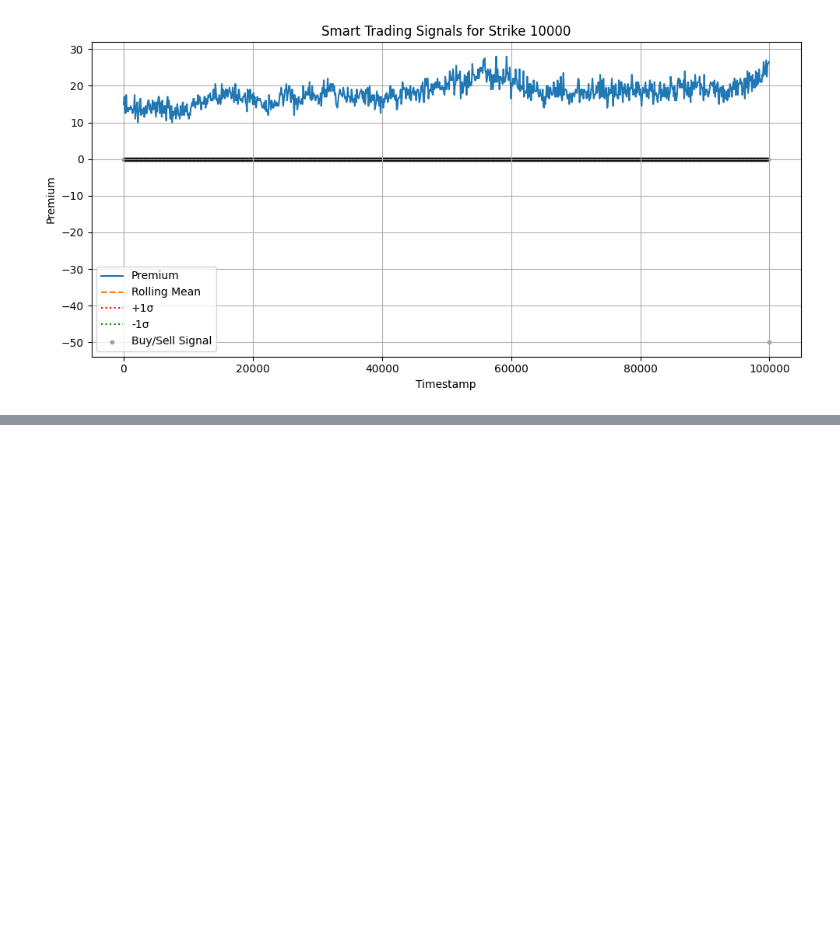
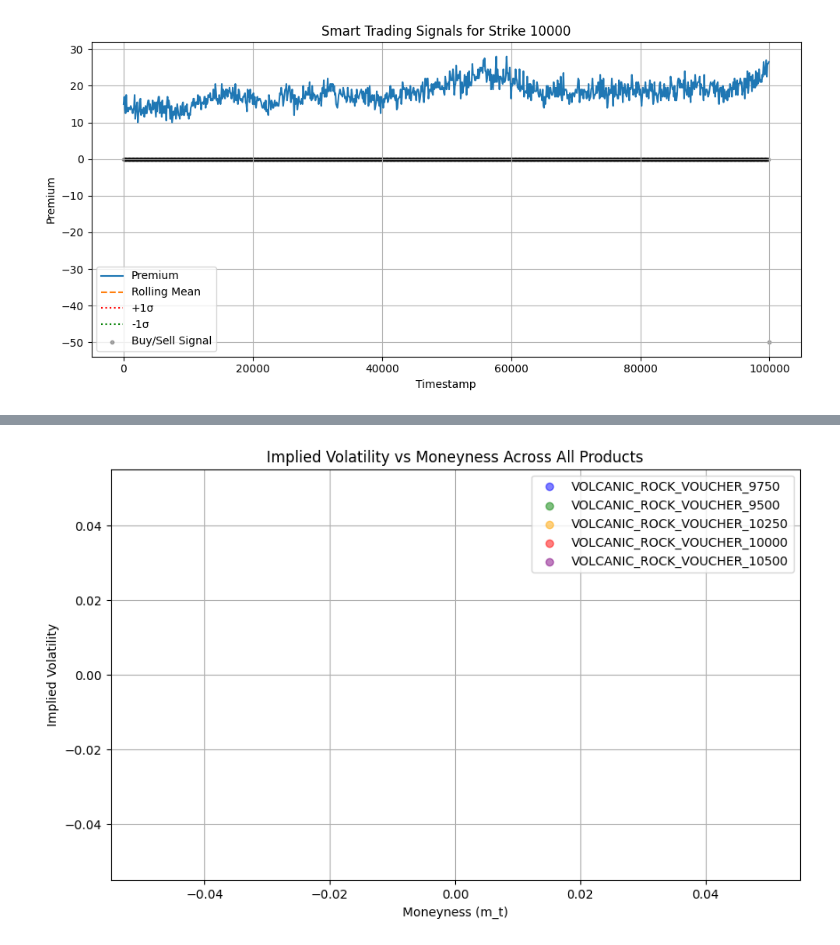
Before and after one commit to Advay-K1/IMC_Prosperity, a Jupyter notebook: analysis/round3/analyisis.ipynb, the cells around one changed output, grey strips where cells are left out. Cells and saved outputs as stored; diff of their text form; code cells hidden in the pictures; blank space fills up the shorter version.

```diff
--- a/analysis/round3/analyisis.ipynb
+++ b/analysis/round3/analyisis.ipynb
@@ -243,0 +477,99 @@ plt.show()
+# %%
+import pandas as pd
+import numpy as np
+import matplotlib.pyplot as plt
+from scipy.stats import norm
+from scipy.optimize import brentq
+from math import log, sqrt, exp
+
+# Load the data
+file_path = "../../data/round3.csv"
+df = pd.read_csv(file_path, delimiter=";")
+
+# Step 1: Filter for the products you're interested in
+products = [
+    "VOLCANIC_ROCK_VOUCHER_9750",
+    "VOLCANIC_ROCK_VOUCHER_9500",
+    "VOLCANIC_ROCK_VOUCHER_10250",
+    "VOLCANIC_ROCK_VOUCHER_10000",
+    "VOLCANIC_ROCK_VOUCHER_10500"
+]
+df_filtered = df[df['product'].isin(products)]
+
+# Step 2: Check for any rows with missing mid_price or timestamp
+print("Checking for missing data...")
+print(df_filtered[['mid_price', 'timestamp']].isna().sum())
+
+# Step 3: Define the strike prices for each voucher
+strike_prices = {
+    "VOLCANIC_ROCK_VOUCHER_9750": 9750,
+    "VOLCANIC_ROCK_VOUCHER_9500": 9500,
+    "VOLCANIC_ROCK_VOUCHER_10250": 10250,
+    "VOLCANIC_ROCK_VOUCHER_10000": 10000,
+    "VOLCANIC_ROCK_VOUCHER_10500": 10500
+}
+
+# Step 4: Define the Black-Scholes formula for implied volatility calculation
+def black_scholes_call(S, K, T, r, sigma):
+    """ Calculate the Black-Scholes call price for a given implied volatility (sigma). """
+    if T <= 0 or sigma <= 0:
+        return max(0, S - K)  # If T <= 0 or sigma <= 0, it behaves like a simple call option
+    d1 = (log(S / K) + (r + 0.5 * sigma**2) * T) / (sigma * sqrt(T))
+    d2 = d1 - sigma * sqrt(T)
+    return S * norm.cdf(d1) - K * exp(-r * T) * norm.cdf(d2)
+
+def implied_volatility(S, K, T, r, option_price):
+    """ Calculate implied volatility by solving Black-Scholes equation. """
+    def objective(sigma):
+        return black_scholes_call(S, K, T, r, sigma) - option_price
+    try:
+        iv = brentq(objective, 1e-6, 5)  # Use Brent's method to find the implied volatility
+        return iv
+    except ValueError:
+        return np.nan  # Return NaN if the implied volatility can't be solved
+
+# Step 5: Calculate moneyness (m_t) and implied volatility
+def calculate_moneyness(row):
+    strike_price = strike_prices[row['product']]  # Get the strike price for the product
+    mid_price = row['mid_price']  # The price of the voucher
+    TTE = max(0.01, (8_000_000 - row['timestamp']) / 1_000_000)  # Calculate Time to Expiry (TTE)
+    moneyness = np.log(strike_price / mid_price) / np.sqrt(TTE)  # Moneyness formula
+    return moneyness
+
+# Calculate moneyness for all rows
+df_filtered['moneyness'] = df_filtered.apply(calculate_moneyness, axis=1)
+
+# Calculate implied volatility using the mid_price as the option price
+r = 0.0  # Assuming a constant risk-free rate (can adjust if needed)
+df_filtered['implied_vol'] = df_filtered.apply(lambda row: implied_volatility(
+    row['mid_price'], strike_prices[row['product']], max(0.01, (8_000_000 - row['timestamp']) / 1_000_000), r, row['mid_price']), axis=1)
+
+# Step 6: Plot Implied Volatility vs Moneyness
+plt.figure(figsize=(10, 6))
+
+# Use colors to distinguish different products
+colors = {
+    "VOLCANIC_ROCK_VOUCHER_9750": 'blue',
+    "VOLCANIC_ROCK_VOUCHER_9500": 'green',
+    "VOLCANIC_ROCK_VOUCHER_10250": 'orange',
+    "VOLCANIC_ROCK_VOUCHER_10000": 'red',
+    "VOLCANIC_ROCK_VOUCHER_10500": 'purple'
+}
+
+# Plot the data for each product with different colors
+for product, color in colors.items():
+    product_data = df_filtered[df_filtered['product'] == product]
+    plt.scatter(product_data['moneyness'], product_data['implied_vol'], label=product, color=color, alpha=0.5)
+
+# Add titles and labels
+plt.title('Implied Volatility vs Moneyness Across All Products')
+plt.xlabel('Moneyness (m_t)')
+plt.ylabel('Implied Volatility')
+
+# Show legend
+plt.legend()
+
+# Show plot
+plt.grid(True)
+plt.show()
+# %% [output]
@@ -243,0 +590 @@ plt.show()
+[figure, added]
```
Also changed, not shown: parts of 7 cells of this notebook, 2 other files.
